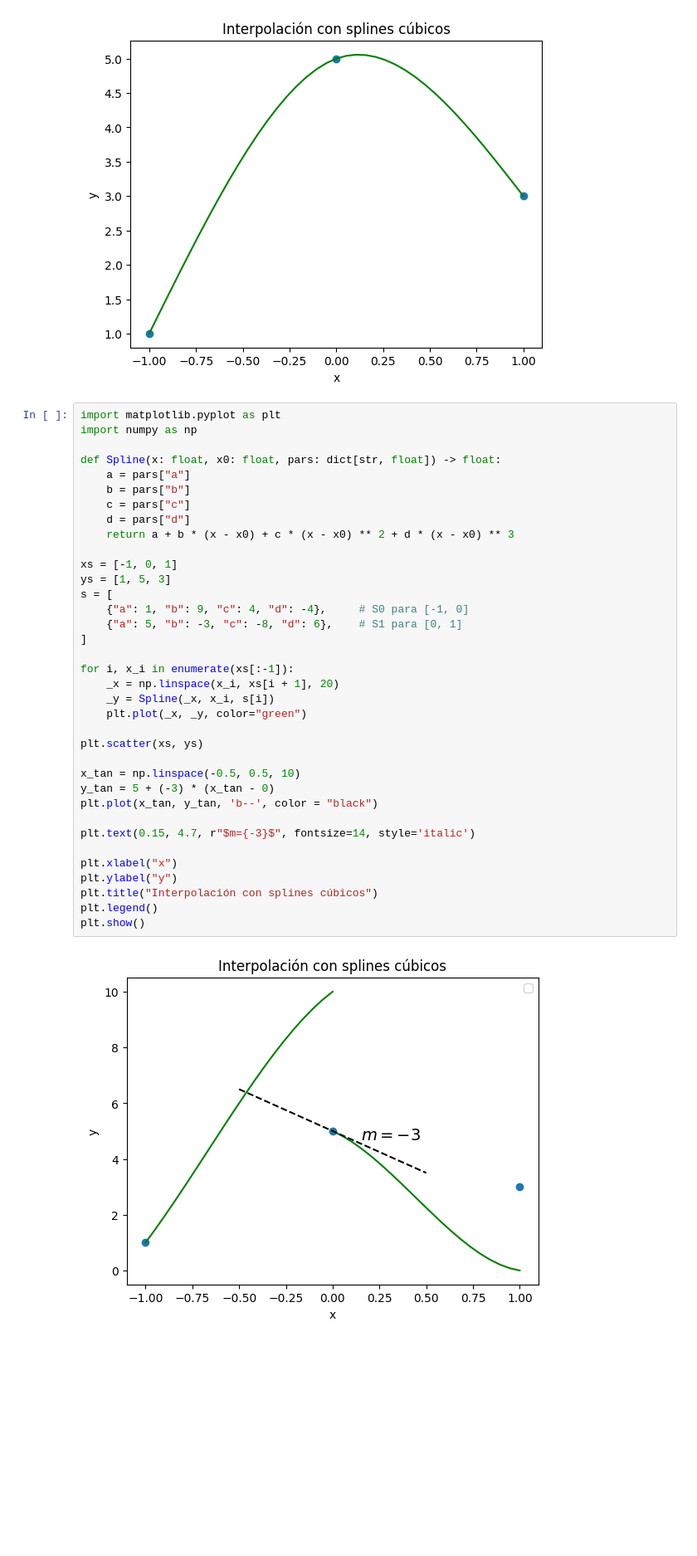
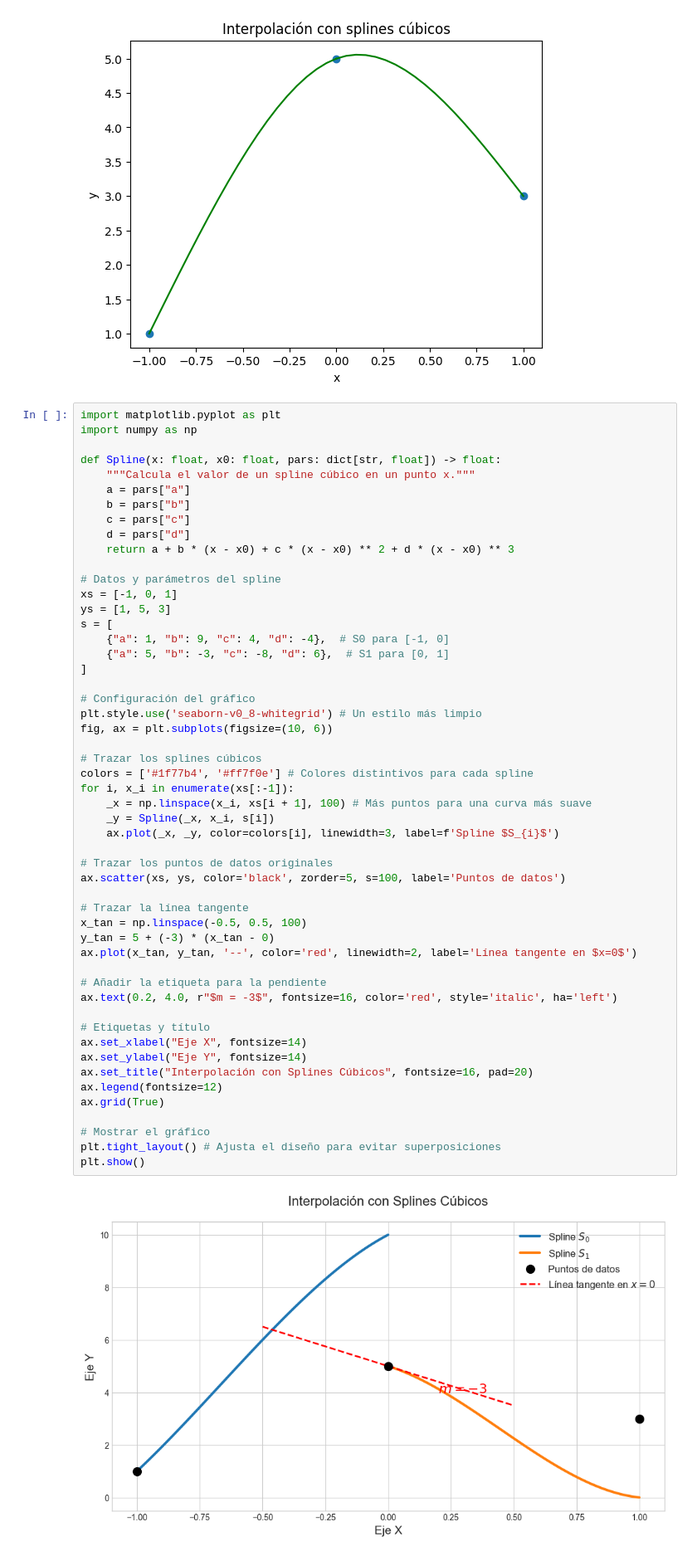
Before and after one commit to Alejandro0122/Exam2-Metodos, a Jupyter notebook: Ex2-Metodos/Interpolacion/Ejercicio2.ipynb, the cells around one changed output. Shown: that part at 83% size. Drawn from its saved outputs; the diff is of its cells as text; blank space fills up the shorter version.

```diff
--- a/Ex2-Metodos/Interpolacion/Ejercicio2.ipynb
+++ b/Ex2-Metodos/Interpolacion/Ejercicio2.ipynb
@@ -30,41 +30,57 @@ plt.show()
 # %%
 import matplotlib.pyplot as plt
 import numpy as np
 
 def Spline(x: float, x0: float, pars: dict[str, float]) -> float:
+    """Calcula el valor de un spline cúbico en un punto x."""
     a = pars["a"]
     b = pars["b"]
     c = pars["c"]
     d = pars["d"]
     return a + b * (x - x0) + c * (x - x0) ** 2 + d * (x - x0) ** 3
 
+# Datos y parámetros del spline
 xs = [-1, 0, 1]
 ys = [1, 5, 3]
 s = [
-    {"a": 1, "b": 9, "c": 4, "d": -4},     # S0 para [-1, 0]
-    {"a": 5, "b": -3, "c": -8, "d": 6},    # S1 para [0, 1]
+    {"a": 1, "b": 9, "c": 4, "d": -4},  # S0 para [-1, 0]
+    {"a": 5, "b": -3, "c": -8, "d": 6},  # S1 para [0, 1]
 ]
 
+# Configuración del gráfico
+plt.style.use('seaborn-v0_8-whitegrid') # Un estilo más limpio
+fig, ax = plt.subplots(figsize=(10, 6))
+
+# Trazar los splines cúbicos
+colors = ['#1f77b4', '#ff7f0e'] # Colores distintivos para cada spline
 for i, x_i in enumerate(xs[:-1]):
-    _x = np.linspace(x_i, xs[i + 1], 20)
+    _x = np.linspace(x_i, xs[i + 1], 100) # Más puntos para una curva más suave
     _y = Spline(_x, x_i, s[i])
-    plt.plot(_x, _y, color="green")
+    ax.plot(_x, _y, color=colors[i], linewidth=3, label=f'Spline $S_{i}$')
 
-plt.scatter(xs, ys)
+# Trazar los puntos de datos originales
+ax.scatter(xs, ys, color='black', zorder=5, s=100, label='Puntos de datos')
 
-x_tan = np.linspace(-0.5, 0.5, 10)
+# Trazar la línea tangente
+x_tan = np.linspace(-0.5, 0.5, 100)
 y_tan = 5 + (-3) * (x_tan - 0)
-plt.plot(x_tan, y_tan, 'b--', color = "black")
+ax.plot(x_tan, y_tan, '--', color='red', linewidth=2, label='Línea tangente en $x=0$')
 
-plt.text(0.15, 4.7, r"$m={-3}$", fontsize=14, style='italic')
+# Añadir la etiqueta para la pendiente
+ax.text(0.2, 4.0, r"$m = -3$", fontsize=16, color='red', style='italic', ha='left')
 
-plt.xlabel("x")
-plt.ylabel("y")
-plt.title("Interpolación con splines cúbicos")
-plt.legend()
+# Etiquetas y título
+ax.set_xlabel("Eje X", fontsize=14)
+ax.set_ylabel("Eje Y", fontsize=14)
+ax.set_title("Interpolación con Splines Cúbicos", fontsize=16, pad=20)
+ax.legend(fontsize=12)
+ax.grid(True)
+
+# Mostrar el gráfico
+plt.tight_layout() # Ajusta el diseño para evitar superposiciones
 plt.show()
 # %% [output]
-[figure, old version]
+[figure, new version]
 # %%
 xs = [-1, 0, 1]
 s = [
```
Also changed, not shown: parts of 1 cell of this notebook, 1 other file.
